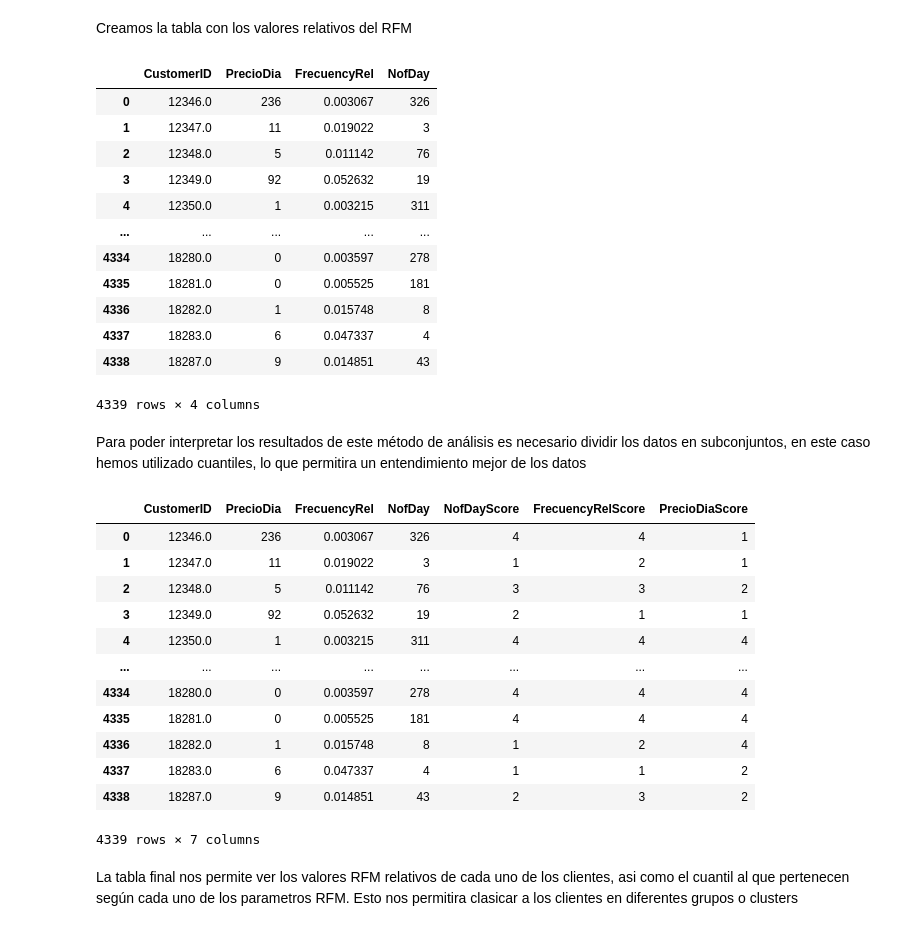
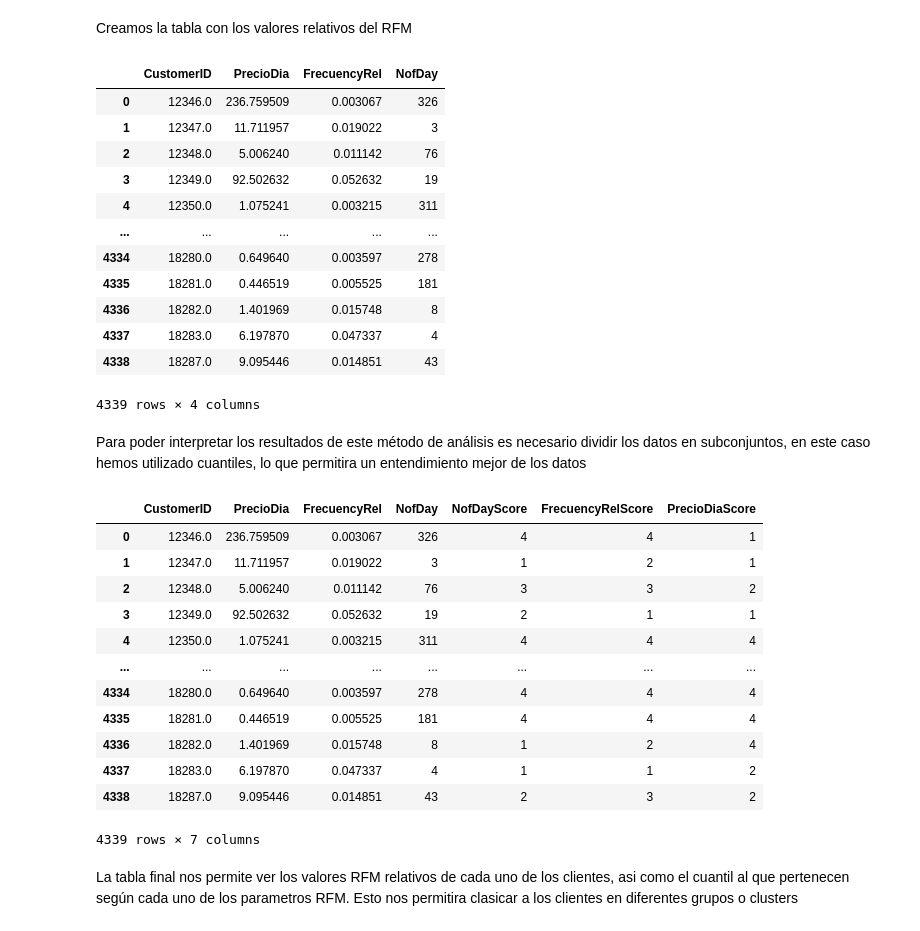
Before and after one commit to SBGuillermo/TFM-AnalisisComercio, a Jupyter notebook: Notebooks/4_Analisis_RFM.ipynb, the cells around one changed output. Saved outputs shown, nothing was run; the diff lists cells and outputs as text; code cells hidden in the pictures.

```diff
--- a/Notebooks/4_Analisis_RFM.ipynb
+++ b/Notebooks/4_Analisis_RFM.ipynb
@@ -371,23 +378,23 @@ final_table=pd.DataFrame()
 Creamos la tabla con los valores relativos del RFM
 # %%
 final_table['CustomerID'] = partial_table['CustomerID']
-final_table['PrecioDia'] = (partial_table['PrecioTotal'] / partial_table['seniority']).astype('int')
+final_table['PrecioDia'] = (partial_table['PrecioTotal'] / partial_table['seniority'])
 final_table['FrecuencyRel'] = (partial_table['frecuency'] / partial_table['seniority'])
 final_table['NofDay'] = partial_table['NofDay']
 final_table
 # %% [output]
 |  | CustomerID | PrecioDia | FrecuencyRel | NofDay |
-| 0 | 12346.0 | 236 | 0.003067 | 326 |
-| 1 | 12347.0 | 11 | 0.019022 | 3 |
-| 2 | 12348.0 | 5 | 0.011142 | 76 |
-| 3 | 12349.0 | 92 | 0.052632 | 19 |
-| 4 | 12350.0 | 1 | 0.003215 | 311 |
+| 0 | 12346.0 | 236.759509 | 0.003067 | 326 |
+| 1 | 12347.0 | 11.711957 | 0.019022 | 3 |
+| 2 | 12348.0 | 5.006240 | 0.011142 | 76 |
+| 3 | 12349.0 | 92.502632 | 0.052632 | 19 |
+| 4 | 12350.0 | 1.075241 | 0.003215 | 311 |
 | ... | ... | ... | ... | ... |
-| 4334 | 18280.0 | 0 | 0.003597 | 278 |
-| 4335 | 18281.0 | 0 | 0.005525 | 181 |
-| 4336 | 18282.0 | 1 | 0.015748 | 8 |
-| 4337 | 18283.0 | 6 | 0.047337 | 4 |
-| 4338 | 18287.0 | 9 | 0.014851 | 43 |
+| 4334 | 18280.0 | 0.649640 | 0.003597 | 278 |
+| 4335 | 18281.0 | 0.446519 | 0.005525 | 181 |
+| 4336 | 18282.0 | 1.401969 | 0.015748 | 8 |
+| 4337 | 18283.0 | 6.197870 | 0.047337 | 4 |
+| 4338 | 18287.0 | 9.095446 | 0.014851 | 43 |
 4339 rows × 4 columns
 # %% [markdown]
 Para poder interpretar los resultados de este método de análisis es necesario dividir los datos en subconjuntos, en este caso hemos utilizado cuantiles, lo que permitira un entendimiento mejor de los datos
@@ -398,17 +405,17 @@ final_table['PrecioDiaScore'] = pd.qcut(final_table['PrecioDia'],4,[4,3,2,1])
 final_table
 # %% [output]
 |  | CustomerID | PrecioDia | FrecuencyRel | NofDay | NofDayScore | FrecuencyRelScore | PrecioDiaScore |
-| 0 | 12346.0 | 236 | 0.003067 | 326 | 4 | 4 | 1 |
-| 1 | 12347.0 | 11 | 0.019022 | 3 | 1 | 2 | 1 |
-| 2 | 12348.0 | 5 | 0.011142 | 76 | 3 | 3 | 2 |
-| 3 | 12349.0 | 92 | 0.052632 | 19 | 2 | 1 | 1 |
-| 4 | 12350.0 | 1 | 0.003215 | 311 | 4 | 4 | 4 |
+| 0 | 12346.0 | 236.759509 | 0.003067 | 326 | 4 | 4 | 1 |
+| 1 | 12347.0 | 11.711957 | 0.019022 | 3 | 1 | 2 | 1 |
+| 2 | 12348.0 | 5.006240 | 0.011142 | 76 | 3 | 3 | 2 |
+| 3 | 12349.0 | 92.502632 | 0.052632 | 19 | 2 | 1 | 1 |
+| 4 | 12350.0 | 1.075241 | 0.003215 | 311 | 4 | 4 | 4 |
 | ... | ... | ... | ... | ... | ... | ... | ... |
-| 4334 | 18280.0 | 0 | 0.003597 | 278 | 4 | 4 | 4 |
-| 4335 | 18281.0 | 0 | 0.005525 | 181 | 4 | 4 | 4 |
-| 4336 | 18282.0 | 1 | 0.015748 | 8 | 1 | 2 | 4 |
-| 4337 | 18283.0 | 6 | 0.047337 | 4 | 1 | 1 | 2 |
-| 4338 | 18287.0 | 9 | 0.014851 | 43 | 2 | 3 | 2 |
+| 4334 | 18280.0 | 0.649640 | 0.003597 | 278 | 4 | 4 | 4 |
+| 4335 | 18281.0 | 0.446519 | 0.005525 | 181 | 4 | 4 | 4 |
+| 4336 | 18282.0 | 1.401969 | 0.015748 | 8 | 1 | 2 | 4 |
+| 4337 | 18283.0 | 6.197870 | 0.047337 | 4 | 1 | 1 | 2 |
+| 4338 | 18287.0 | 9.095446 | 0.014851 | 43 | 2 | 3 | 2 |
 4339 rows × 7 columns
 # %% [markdown]
 La tabla final nos permite ver los valores RFM relativos de cada uno de los clientes, asi como el cuantil al que pertenecen según cada uno de los parametros RFM. Esto nos permitira clasicar a los clientes en diferentes grupos o clusters
```
Also changed, not shown: parts of 24 cells of this notebook.
